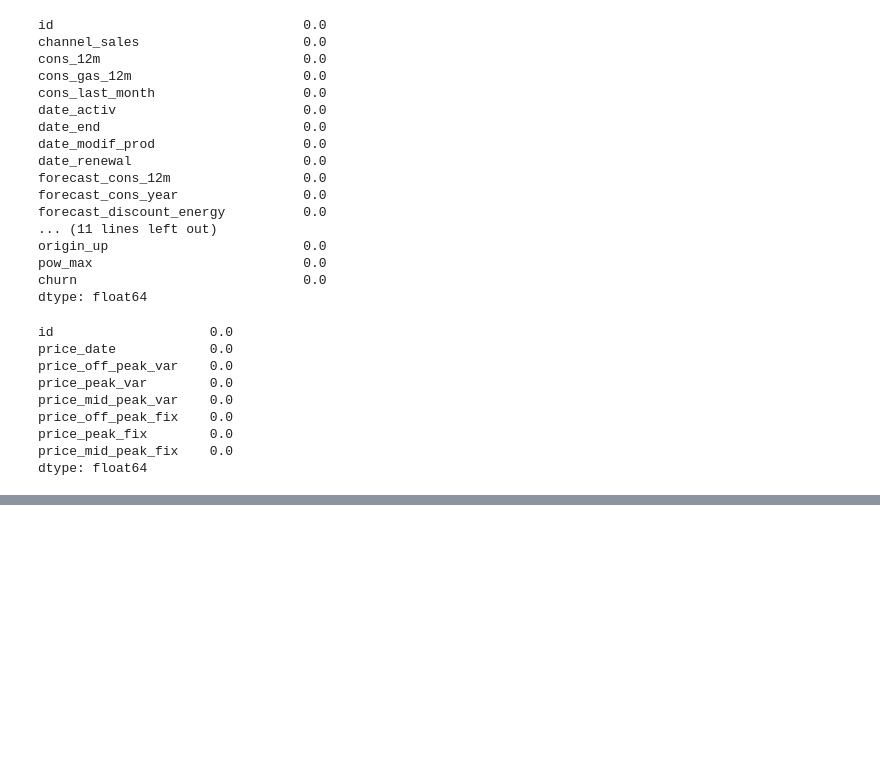
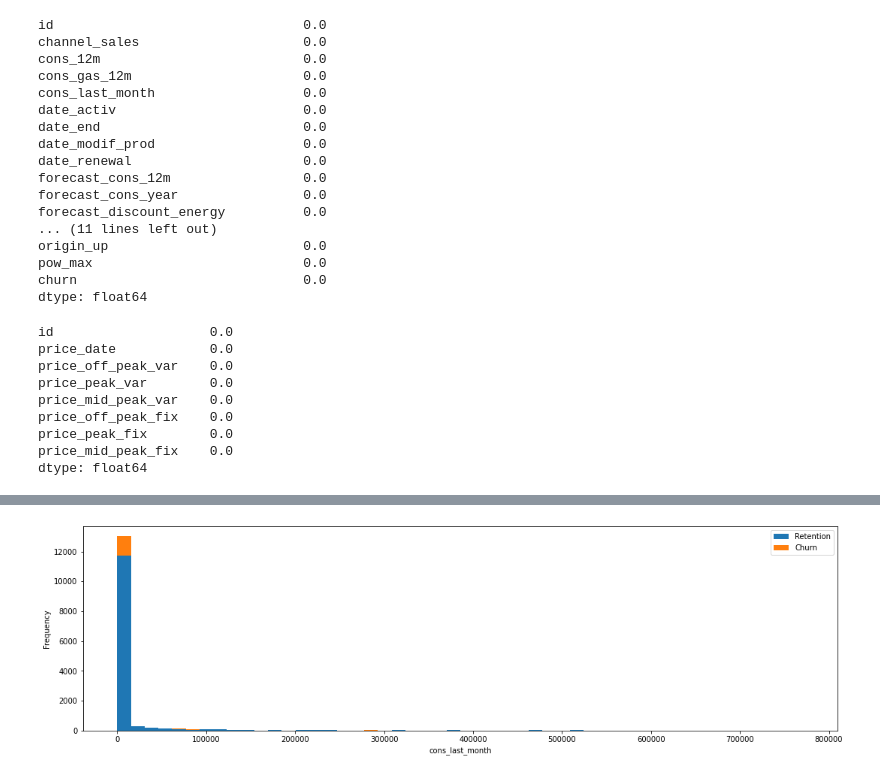
Before and after one commit to zliu15471/BCG, a Jupyter notebook: notebooks/Task 2.ipynb, the cells around one changed output, grey strips where cells are left out. Saved outputs shown, nothing was run; the diff lists cells and outputs as text; code cells hidden in the pictures; blank space fills up the shorter version.

```diff
--- a/notebooks/Task 2.ipynb
+++ b/notebooks/Task 2.ipynb
@@ -336,0 +353,5 @@ plot_distribution(consumption, 'cons_12m', axs)
+# %%
+fig, axs = plt.subplots(nrows=1, figsize=(18, 5))
+plot_distribution(consumption, 'cons_last_month', axs)
+# %% [output]
+[figure, added]
```
Also changed, not shown: parts of 35 cells of this notebook.
